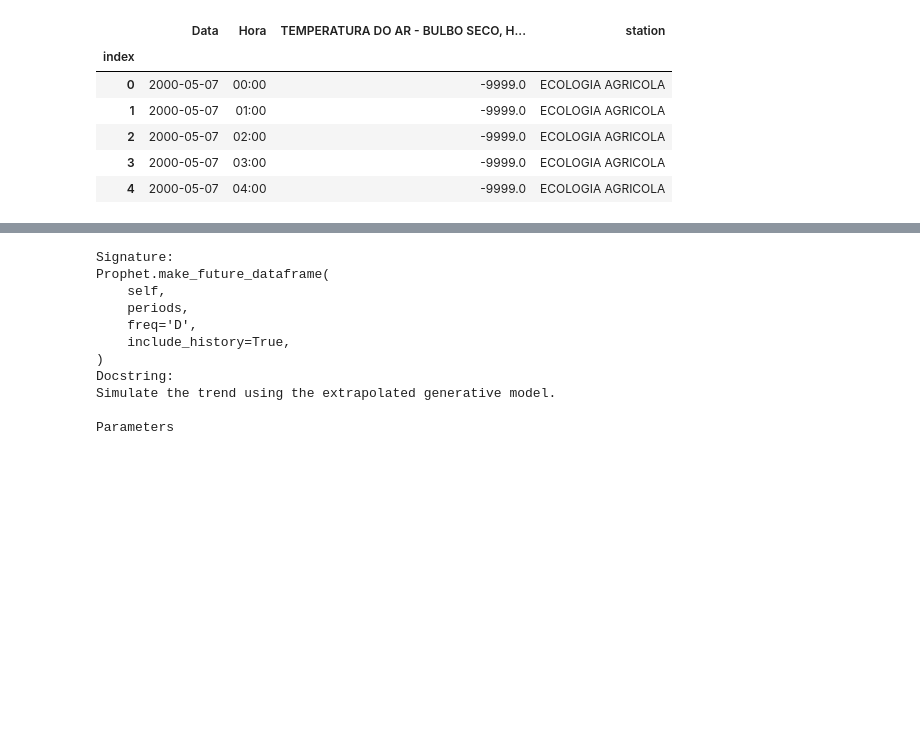
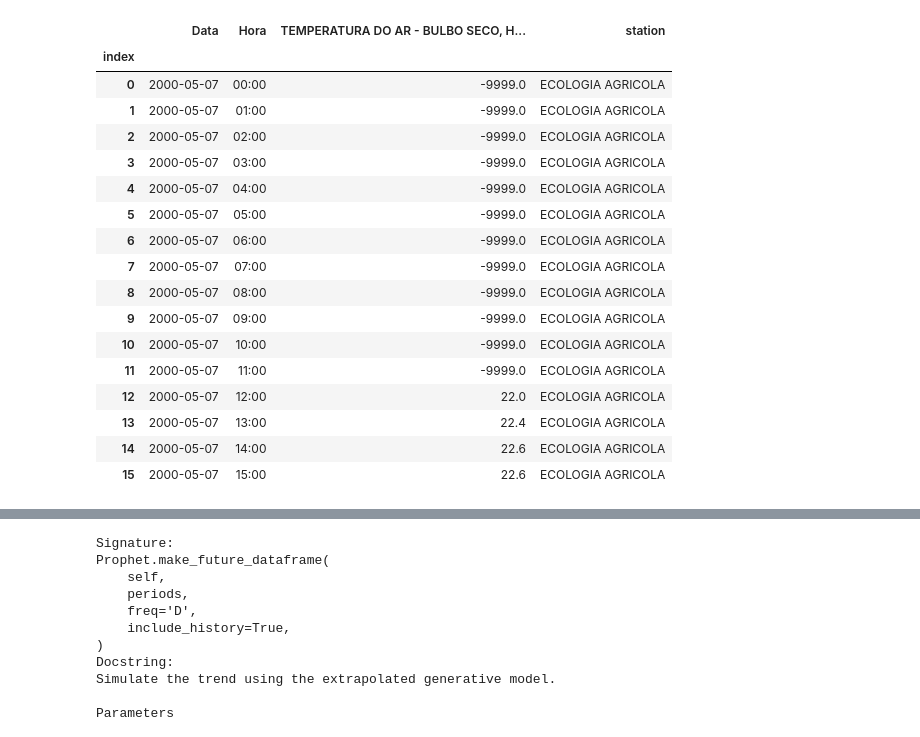
Before and after one commit to RodrigoSoares256/Time_Series, a Jupyter notebook: prophetBasic.ipynb, the cells around one changed output, grey strips where cells are left out. Drawn from its saved outputs; the diff is of its cells as text; code cells hidden in the pictures; blank space fills up the shorter version.

```diff
--- a/prophetBasic.ipynb
+++ b/prophetBasic.ipynb
@@ -9,12 +15,23 @@ from sklearn.metrics import mean_absolute_error, mean_squared_error, mean_absolu
 # %%
 data = pd.read_csv('data/southeast.csv', index_col='index', usecols=['Data', 'Hora','TEMPERATURA DO AR - BULBO SECO, HORARIA (°C)','index','station'])
 # %%
-data.head()
+data.head(16)
 # %% [output]
 |  | Data | Hora | TEMPERATURA DO AR - BULBO SECO, H... | station |
 | index |  |  |  |  |
 | 0 | 2000-05-07 | 00:00 | -9999.0 | ECOLOGIA AGRICOLA |
 | 1 | 2000-05-07 | 01:00 | -9999.0 | ECOLOGIA AGRICOLA |
 | 2 | 2000-05-07 | 02:00 | -9999.0 | ECOLOGIA AGRICOLA |
 | 3 | 2000-05-07 | 03:00 | -9999.0 | ECOLOGIA AGRICOLA |
 | 4 | 2000-05-07 | 04:00 | -9999.0 | ECOLOGIA AGRICOLA |
+| 5 | 2000-05-07 | 05:00 | -9999.0 | ECOLOGIA AGRICOLA |
+| 6 | 2000-05-07 | 06:00 | -9999.0 | ECOLOGIA AGRICOLA |
+| 7 | 2000-05-07 | 07:00 | -9999.0 | ECOLOGIA AGRICOLA |
+| 8 | 2000-05-07 | 08:00 | -9999.0 | ECOLOGIA AGRICOLA |
+| 9 | 2000-05-07 | 09:00 | -9999.0 | ECOLOGIA AGRICOLA |
+| 10 | 2000-05-07 | 10:00 | -9999.0 | ECOLOGIA AGRICOLA |
+| 11 | 2000-05-07 | 11:00 | -9999.0 | ECOLOGIA AGRICOLA |
+| 12 | 2000-05-07 | 12:00 | 22.0 | ECOLOGIA AGRICOLA |
+| 13 | 2000-05-07 | 13:00 | 22.4 | ECOLOGIA AGRICOLA |
+| 14 | 2000-05-07 | 14:00 | 22.6 | ECOLOGIA AGRICOLA |
+| 15 | 2000-05-07 | 15:00 | 22.6 | ECOLOGIA AGRICOLA |
```
Also changed, not shown: parts of 28 cells of this notebook.
